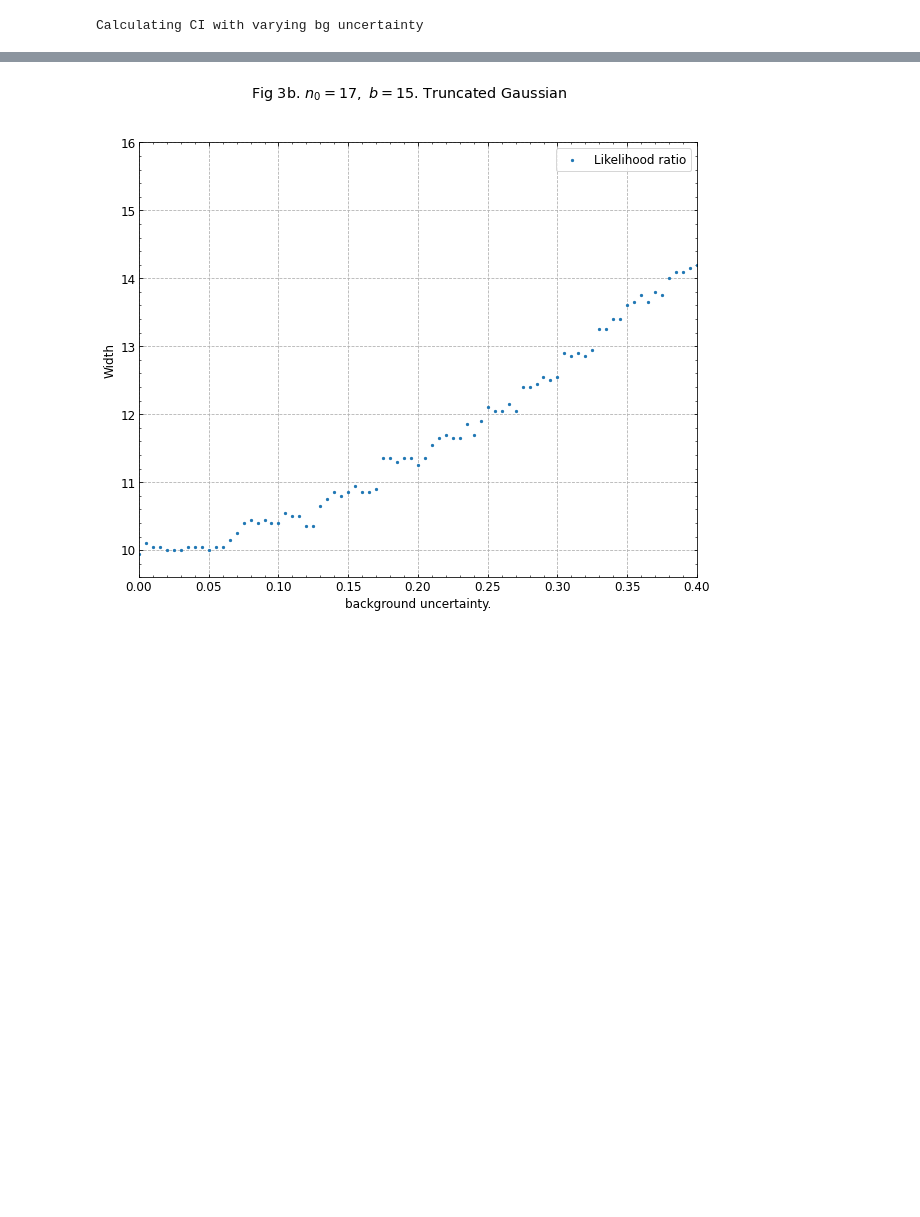
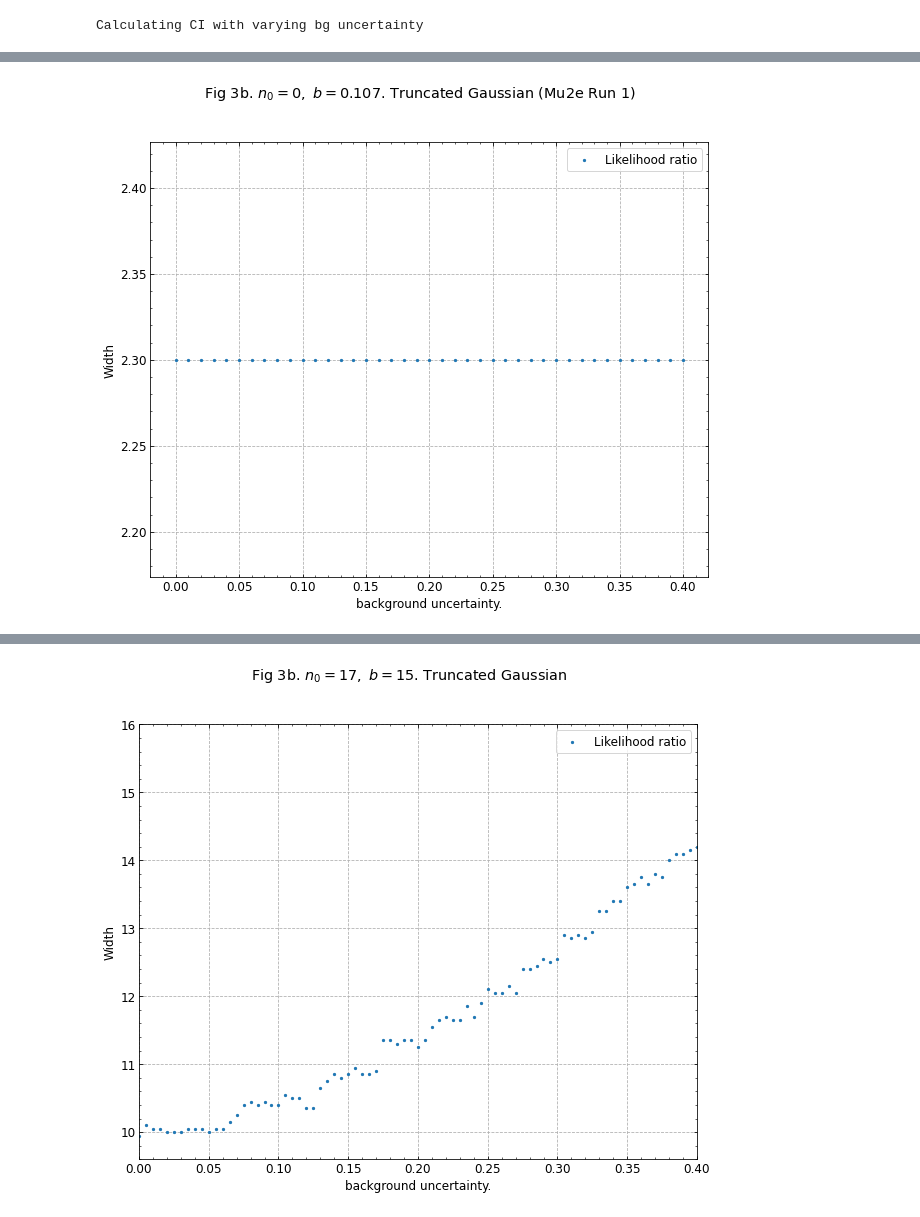
Before and after one commit to ckampa13/mu2e_utils, a Jupyter notebook: stats/notebooks/POLE_Rewrite_Numpy.ipynb, the cells around one changed output, grey strips where cells are left out. Saved outputs shown, nothing was run; the diff lists cells and outputs as text; code cells hidden in the pictures; blank space fills up the shorter version.

```diff
--- a/stats/notebooks/POLE_Rewrite_Numpy.ipynb
+++ b/stats/notebooks/POLE_Rewrite_Numpy.ipynb
@@ -1366,10 +1366,11 @@ ax.scatter(sbgs, Delta_Phis, s=5, label='Likelihood ratio')
 
 ax.set_xlabel('background uncertainty.')
 ax.set_ylabel('Width')
-ax.set_xlim([0, 0.4])
-ax.set_ylim([9.6, 16])
+#ax.set_xlim([0, 0.4])
+#ax.set_ylim([9.6, 16])
 # add title
-fig.suptitle(r'Fig 3b. $n_0 = 17,\ b=15$. Truncated Gaussian')
+###fig.suptitle(r'Fig 3b. $n_0 = 17,\ b=15$. Truncated Gaussian')
+fig.suptitle(r'Fig 3b. $n_0 = 0,\ b=0.107$. Truncated Gaussian (Mu2e Run 1)')
 # minor ticks
 ax.xaxis.set_minor_locator(AutoMinorLocator())
 ax.yaxis.set_minor_locator(AutoMinorLocator())
@@ -1384,3 +1381,4 @@ ax.legend();
+[figure, added]
 # %%
 fig
 # %% [output]
```
Also changed, not shown: parts of 1 cell of this notebook, 6 other files.
